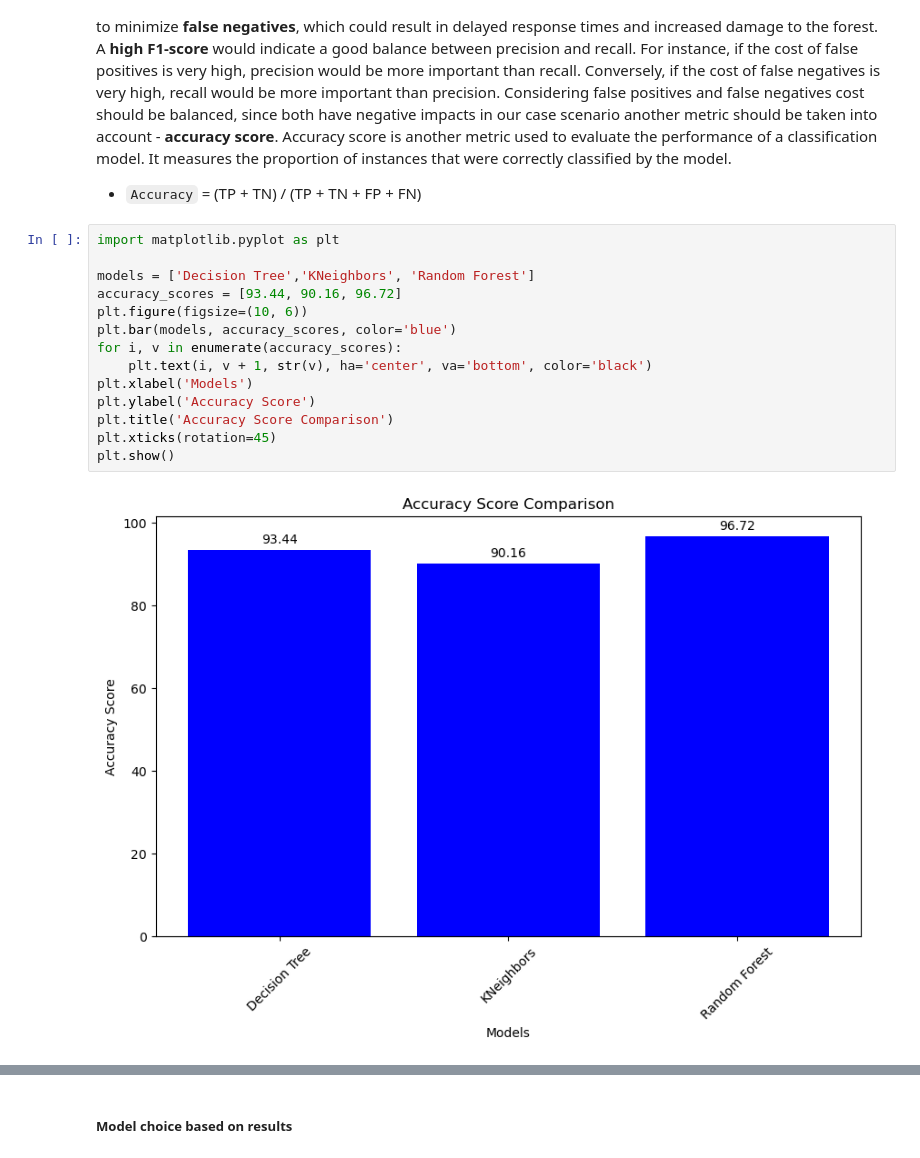
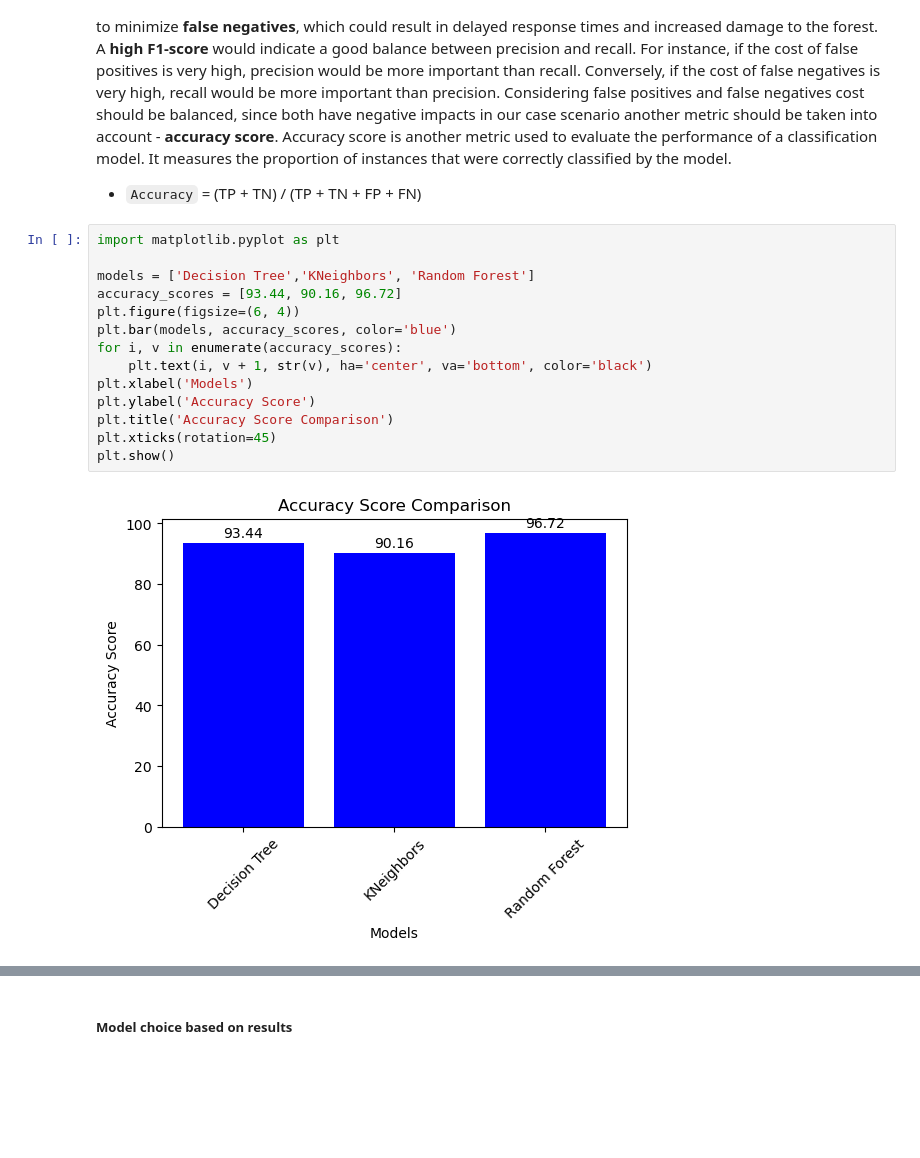
Before and after one commit to inessilv/IART-Project-2, a Jupyter notebook: Assignment2.ipynb, the cells around one changed output, grey strips where cells are left out. Cells and saved outputs as stored; diff of their text form; blank space fills up the shorter version.

```diff
--- a/Assignment2.ipynb
+++ b/Assignment2.ipynb
@@ -649,19 +641,19 @@ Considering false positives and false negatives cost should be balanced, since b
 # %%
 import matplotlib.pyplot as plt
 
 models = ['Decision Tree','KNeighbors', 'Random Forest']
 accuracy_scores = [93.44, 90.16, 96.72]
-plt.figure(figsize=(10, 6))
+plt.figure(figsize=(6, 4))
 plt.bar(models, accuracy_scores, color='blue')
 for i, v in enumerate(accuracy_scores):
     plt.text(i, v + 1, str(v), ha='center', va='bottom', color='black')
 plt.xlabel('Models')
 plt.ylabel('Accuracy Score')
 plt.title('Accuracy Score Comparison')
 plt.xticks(rotation=45)
 plt.show()
 # %% [output]
-[figure, old version]
+[figure, new version]
 # %%
 import matplotlib.pyplot as plt
 
```
Also changed, not shown: parts of 22 cells of this notebook.
